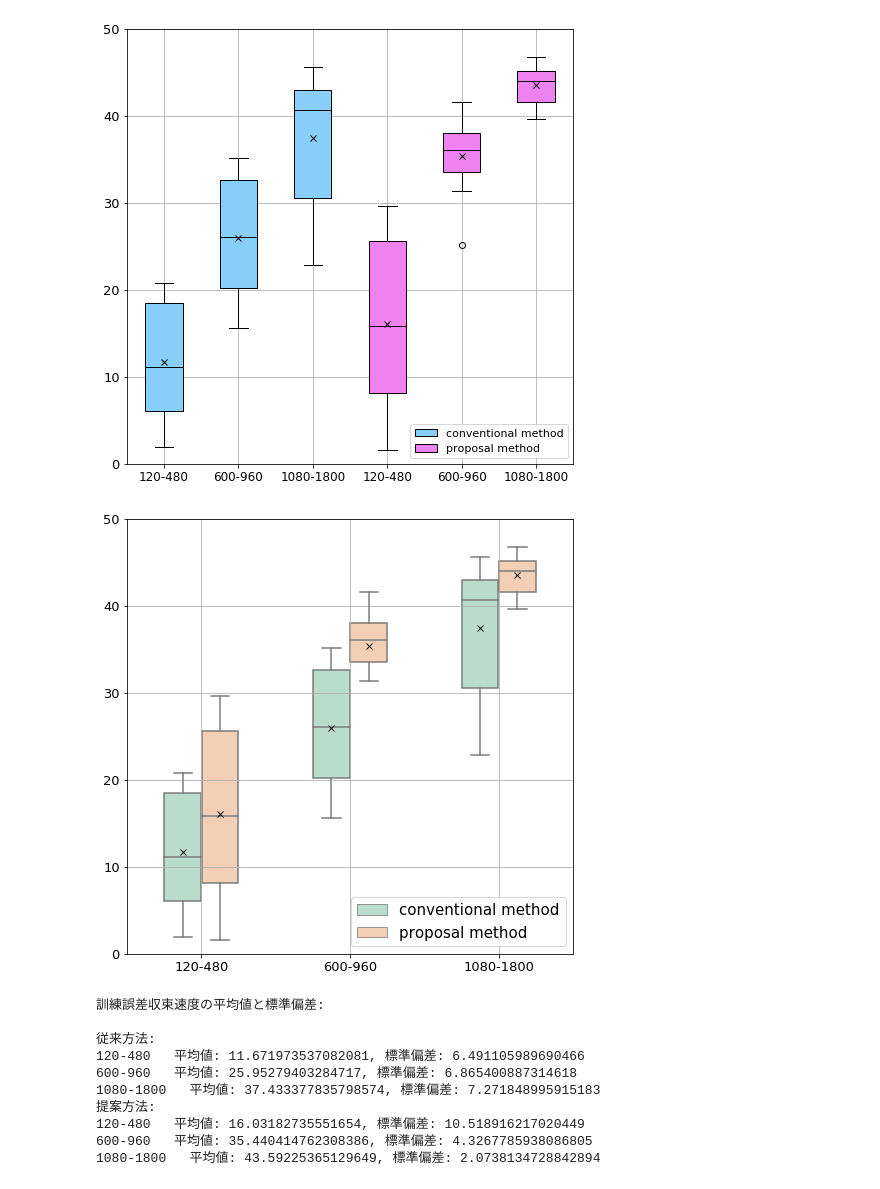
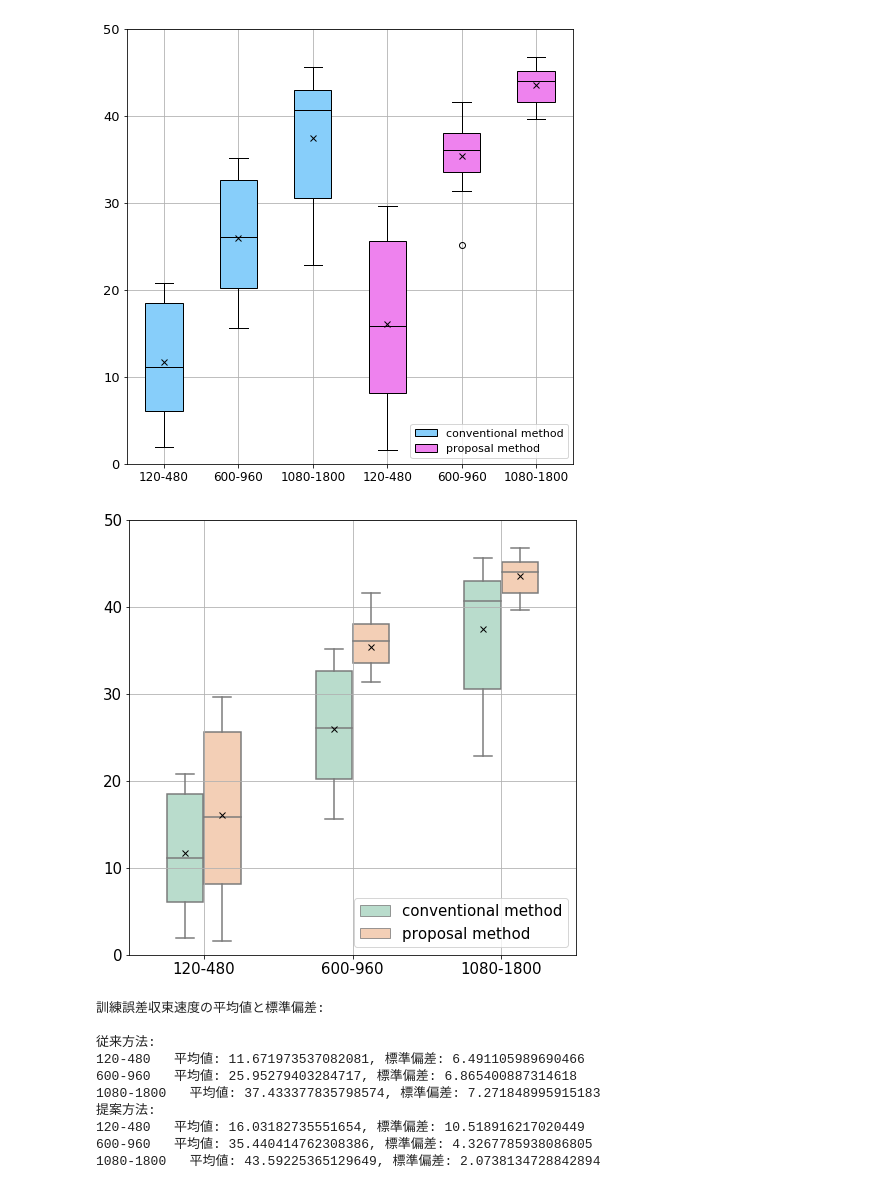
Before and after one commit to takitaki7474/m2-research-prototype, a Jupyter notebook: notebook/eval/eval8.ipynb, the cells around one changed output. Saved outputs shown, nothing was run; the diff lists cells and outputs as text; code cells hidden in the pictures.

```diff
--- a/notebook/eval/eval8.ipynb
+++ b/notebook/eval/eval8.ipynb
@@ -181,36 +185,36 @@ data = defaultdict(list)
 labels = ["120-480", "600-960", "1080-1800"]
 
 for index in range(3):
     for conv_err_speed in conv_train_sample_clusters[index]:
         data["method"].append("conventional method")
         data["test_err_speed"].append(conv_err_speed)
         data["train_dataN"].append(labels[index])
     for prop_err_speed in prop_train_sample_clusters[index]:
         data["method"].append("proposal method")
         data["test_err_speed"].append(prop_err_speed)
         data["train_dataN"].append(labels[index])
 
 df = pd.DataFrame(data)
 
 fig = plt.figure(figsize=(8,8))
 sns.boxplot(x='train_dataN',
             y='test_err_speed',
             data=df, hue='method', palette='Pastel2',
             width=0.5,
             showmeans=True,
             meanprops=dict(marker="x", markeredgecolor='k'),
             sym="")
 
-plt.xticks(fontsize=13)
-plt.yticks(fontsize=13)
+plt.xticks(fontsize=15)
+plt.yticks(fontsize=15)
 plt.ylim(0,50)
 plt.grid(True)
 plt.xlabel("")
 plt.ylabel("")
 plt.legend(loc='lower right', fontsize=15)
 plt.show()
 # %% [output]
-[figure, old version]
+[figure, new version]
 # %%
 import numpy as np
 labels = ["120-480", "600-960", "1080-1800"]
```
Also changed, not shown: parts of 2 cells of this notebook.
